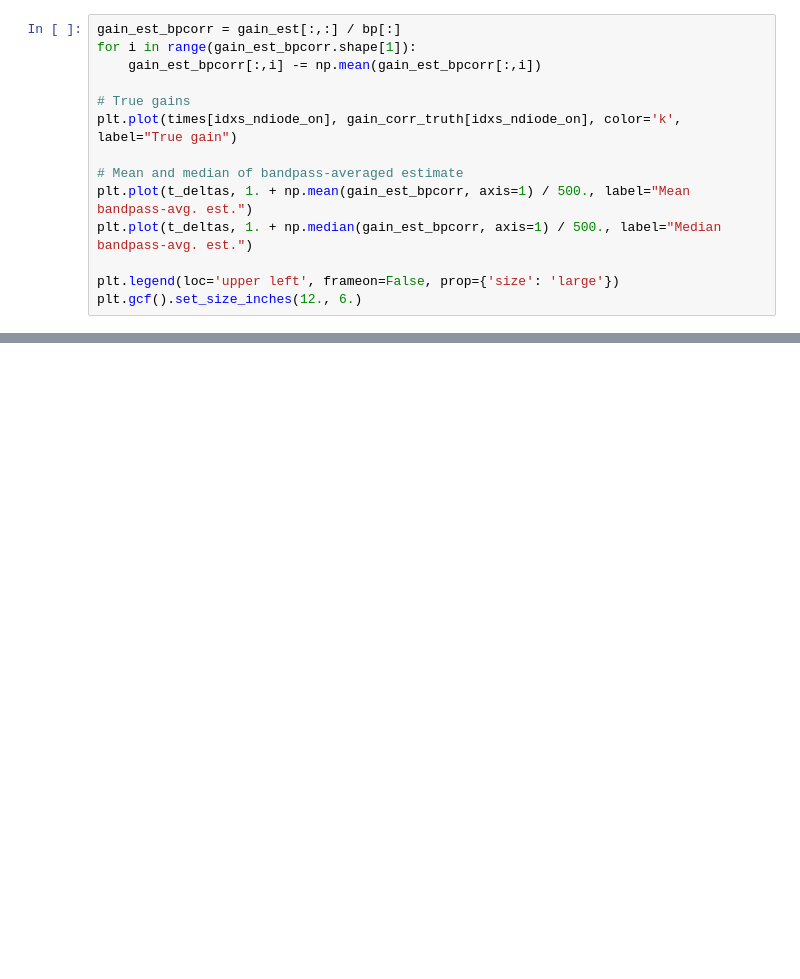
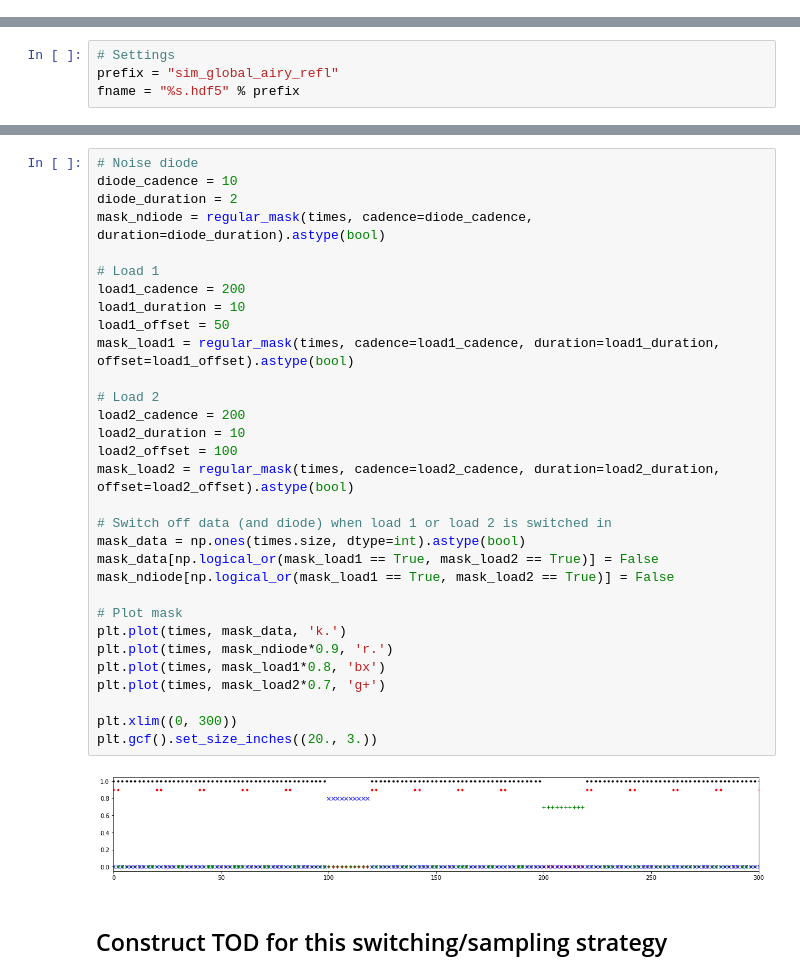
Before and after one commit to hughbg/rhino-sim, a Jupyter notebook: Global_signal_calibration.ipynb, the cells around one changed output, grey strips where cells are left out. Cells and saved outputs as stored; diff of their text form; blank space fills up the shorter version.

```diff
--- a/Global_signal_calibration.ipynb
+++ b/Global_signal_calibration.ipynb
@@ -304,14 +0,0 @@ plt.gcf().set_size_inches((12., 7.))
-# %%
-gain_est_bpcorr = gain_est[:,:] / bp[:]
-for i in range(gain_est_bpcorr.shape[1]):
-    gain_est_bpcorr[:,i] -= np.mean(gain_est_bpcorr[:,i])
-
-# True gains
-plt.plot(times[idxs_ndiode_on], gain_corr_truth[idxs_ndiode_on], color='k', label="True gain")
-
-# Mean and median of bandpass-averaged estimate
-plt.plot(t_deltas, 1. + np.mean(gain_est_bpcorr, axis=1) / 500., label="Mean bandpass-avg. est.")
-plt.plot(t_deltas, 1. + np.median(gain_est_bpcorr, axis=1) / 500., label="Median bandpass-avg. est.")
-
-plt.legend(loc='upper left', frameon=False, prop={'size': 'large'})
-plt.gcf().set_size_inches(12., 6.)
@@ -440,0 +16,4 @@ plt.tick_params(which='both', labelsize=13)
+# %%
+# Settings
+prefix = "sim_global_airy_refl"
+fname = "%s.hdf5" % prefix
@@ -440,0 +124,35 @@ plt.tick_params(which='both', labelsize=13)
+# %%
+# Noise diode
+diode_cadence = 10
+diode_duration = 2
+mask_ndiode = regular_mask(times, cadence=diode_cadence, duration=diode_duration).astype(bool)
+
+# Load 1
+load1_cadence = 200
+load1_duration = 10
+load1_offset = 50
+mask_load1 = regular_mask(times, cadence=load1_cadence, duration=load1_duration, offset=load1_offset).astype(bool)
+
+# Load 2
+load2_cadence = 200
+load2_duration = 10
+load2_offset = 100
+mask_load2 = regular_mask(times, cadence=load2_cadence, duration=load2_duration, offset=load2_offset).astype(bool)
+
+# Switch off data (and diode) when load 1 or load 2 is switched in
+mask_data = np.ones(times.size, dtype=int).astype(bool)
+mask_data[np.logical_or(mask_load1 == True, mask_load2 == True)] = False
+mask_ndiode[np.logical_or(mask_load1 == True, mask_load2 == True)] = False
+
+# Plot mask
+plt.plot(times, mask_data, 'k.')
+plt.plot(times, mask_ndiode*0.9, 'r.')
+plt.plot(times, mask_load1*0.8, 'bx')
+plt.plot(times, mask_load2*0.7, 'g+')
+
+plt.xlim((0, 300))
+plt.gcf().set_size_inches((20., 3.))
+# %% [output]
+[figure, added]
+# %% [markdown]
+## Construct TOD for this switching/sampling strategy
```
Also changed, not shown: parts of 60 cells of this notebook.
